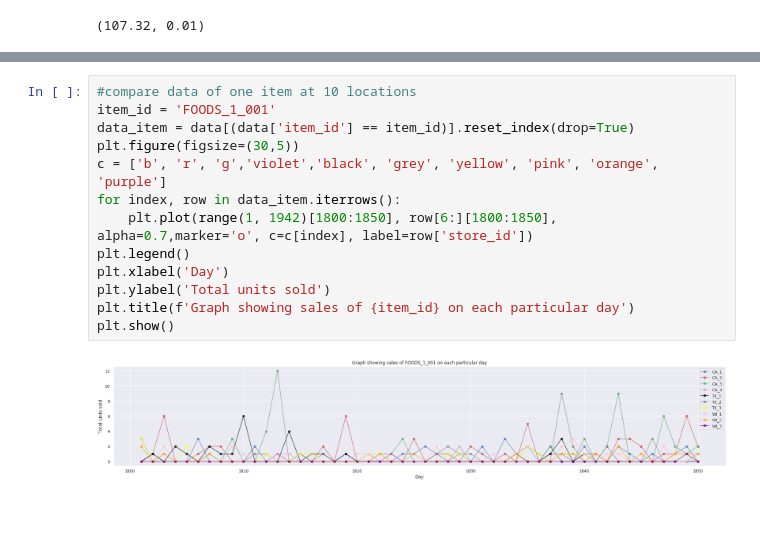
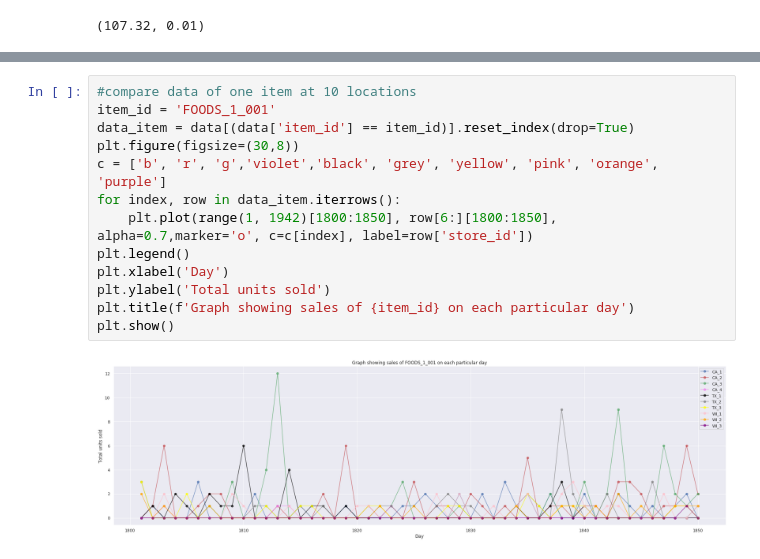
Before and after one commit to Rohan-Agarwal-Developer/walmart-sales-predictions, a Jupyter notebook: main.ipynb, the cells around one changed output, grey strips where cells are left out. Saved outputs shown, nothing was run; the diff lists cells and outputs as text; blank space fills up the shorter version.

```diff
--- a/main.ipynb
+++ b/main.ipynb
@@ -101,15 +97,15 @@ plt.scatter(range(1, 1942)[1800:], example_hobbies1[1800:])
 # %%
 #compare data of one item at 10 locations
 item_id = 'FOODS_1_001'
 data_item = data[(data['item_id'] == item_id)].reset_index(drop=True)
-plt.figure(figsize=(30,5))
+plt.figure(figsize=(30,8))
 c = ['b', 'r', 'g','violet','black', 'grey', 'yellow', 'pink', 'orange', 'purple']
 for index, row in data_item.iterrows():
     plt.plot(range(1, 1942)[1800:1850], row[6:][1800:1850], alpha=0.7,marker='o', c=c[index], label=row['store_id'])
 plt.legend()
 plt.xlabel('Day')
 plt.ylabel('Total units sold')
 plt.title(f'Graph showing sales of {item_id} on each particular day')
 plt.show()
 # %% [output]
-[figure, old version]
+[figure, new version]
```
Also changed, not shown: parts of 10 cells of this notebook.
